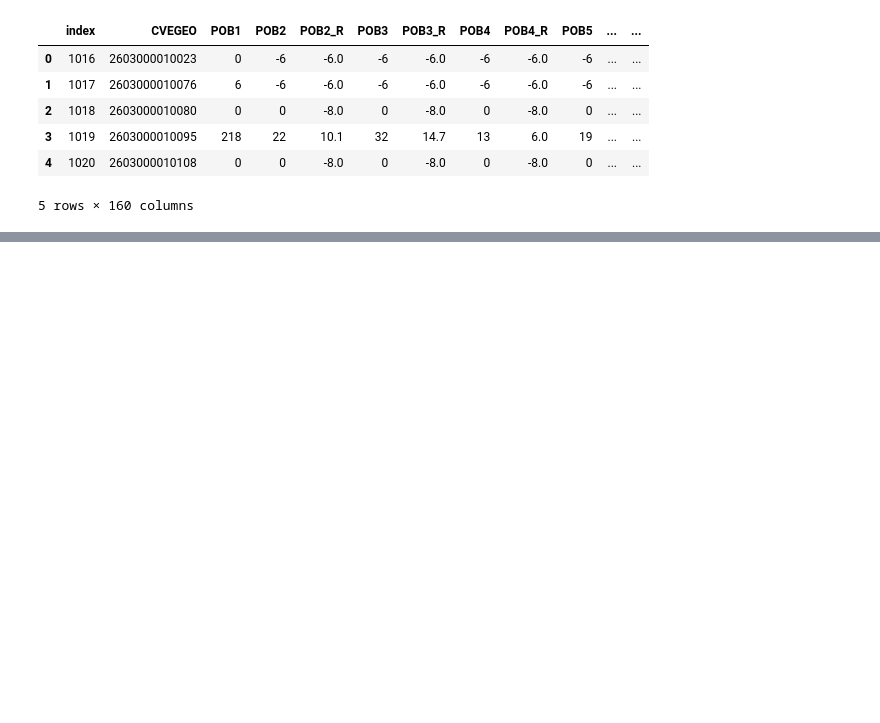
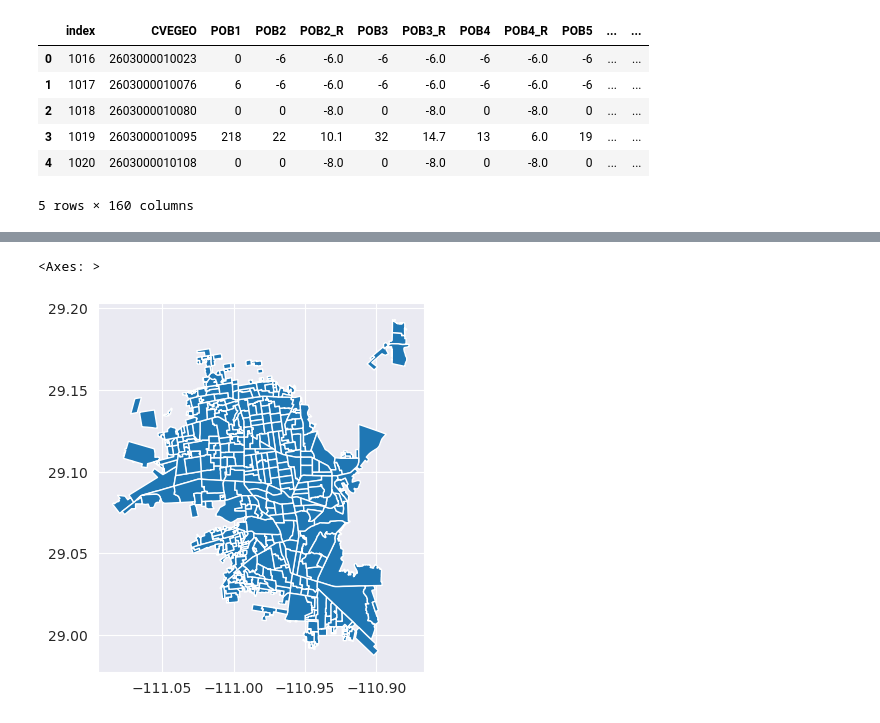
Before and after one commit to MaAnCoSa/fd_fhd_hmo_2010, a Jupyter notebook: 00_analysis_population.ipynb, the cells around one changed output, grey strips where cells are left out. Drawn from its saved outputs; the diff is of its cells as text; code cells hidden in the pictures; blank space fills up the shorter version.

```diff
--- a/00_analysis_population.ipynb
+++ b/00_analysis_population.ipynb
@@ -115,0 +46,5 @@ pop_df
+# %%
+agebs_gdf.plot()
+# %% [output]
+<Axes: >
+[figure, added]
```
Also changed, not shown: parts of 22 cells of this notebook, 1 other file.
